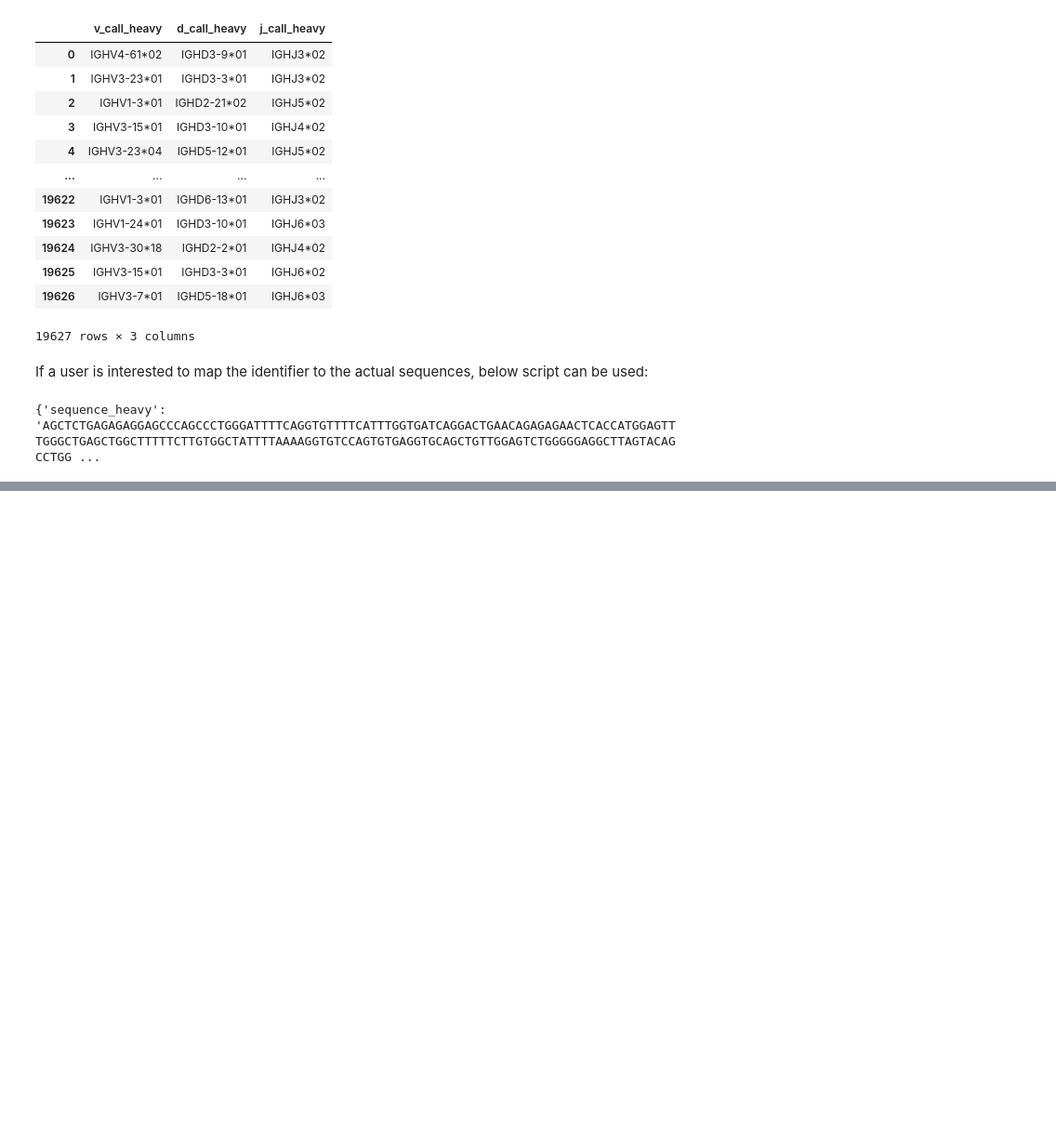
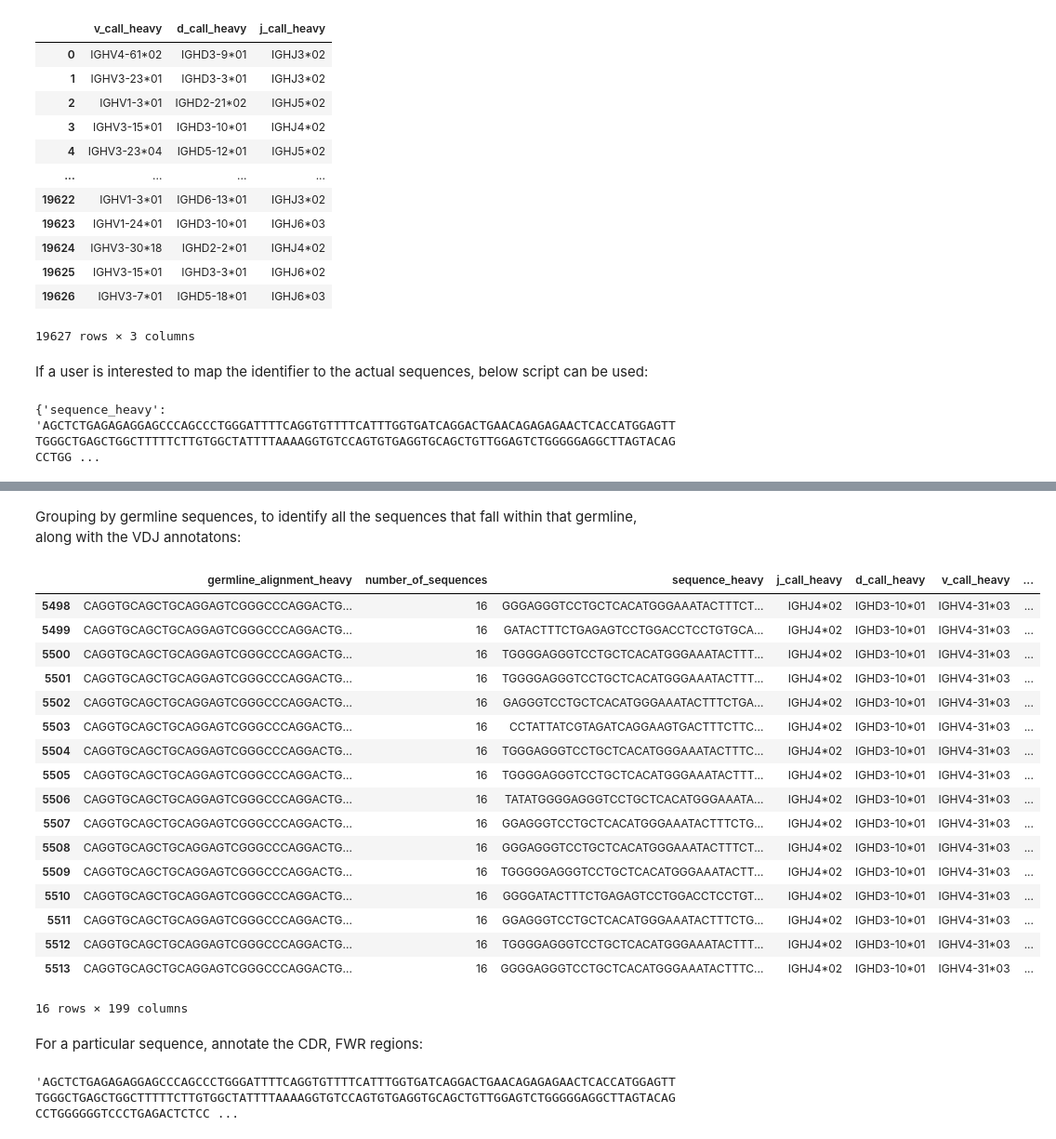
Before and after one commit to sridhara-omics/OAS_wrapper, a Jupyter notebook: notebooks/Paired_tutorial.ipynb, the cells around one changed output, grey strips where cells are left out. Shown at 93% size. Cells and saved outputs as stored; diff of their text form; code cells hidden in the pictures; blank space fills up the shorter version.

```diff
--- a/notebooks/Paired_tutorial.ipynb
+++ b/notebooks/Paired_tutorial.ipynb
@@ -86,0 +101,37 @@ print(result)
+# %% [markdown]
+Grouping by germline sequences, to identify all the sequences that fall within that germline, along with the VDJ annotatons:
+# %%
+required_columns = {"sequence_heavy", "germline_alignment_heavy", "v_call_heavy", "d_call_heavy", "j_call_heavy"}
+germline_col = "germline_alignment_heavy"
+sequence_col = "sequence_heavy"
+
+germline_df = OAS_wrapper.process_germline_mappings_with_calls(data_unit_file, required_columns, germline_col, sequence_col)
+
+filtered_df = germline_df[germline_df['number_of_sequences'] == max(germline_df["number_of_sequences"])]
+filtered_df
+# %% [output]
+|  | germline_alignment_heavy | number_of_sequences | sequence_heavy | j_call_heavy | d_call_heavy | v_call_heavy | ... |
+| 5498 | CAGGTGCAGCTGCAGGAGTCGGGCCCAGGACTG... | 16 | GGGAGGGTCCTGCTCACATGGGAAATACTTTCT... | IGHJ4*02 | IGHD3-10*01 | IGHV4-31*03 | ... |
+| 5499 | CAGGTGCAGCTGCAGGAGTCGGGCCCAGGACTG... | 16 | GATACTTTCTGAGAGTCCTGGACCTCCTGTGCA... | IGHJ4*02 | IGHD3-10*01 | IGHV4-31*03 | ... |
+| 5500 | CAGGTGCAGCTGCAGGAGTCGGGCCCAGGACTG... | 16 | TGGGGAGGGTCCTGCTCACATGGGAAATACTTT... | IGHJ4*02 | IGHD3-10*01 | IGHV4-31*03 | ... |
+| 5501 | CAGGTGCAGCTGCAGGAGTCGGGCCCAGGACTG... | 16 | TGGGGAGGGTCCTGCTCACATGGGAAATACTTT... | IGHJ4*02 | IGHD3-10*01 | IGHV4-31*03 | ... |
+| 5502 | CAGGTGCAGCTGCAGGAGTCGGGCCCAGGACTG... | 16 | GAGGGTCCTGCTCACATGGGAAATACTTTCTGA... | IGHJ4*02 | IGHD3-10*01 | IGHV4-31*03 | ... |
+| 5503 | CAGGTGCAGCTGCAGGAGTCGGGCCCAGGACTG... | 16 | CCTATTATCGTAGATCAGGAAGTGACTTTCTTC... | IGHJ4*02 | IGHD3-10*01 | IGHV4-31*03 | ... |
+| 5504 | CAGGTGCAGCTGCAGGAGTCGGGCCCAGGACTG... | 16 | TGGGAGGGTCCTGCTCACATGGGAAATACTTTC... | IGHJ4*02 | IGHD3-10*01 | IGHV4-31*03 | ... |
+| 5505 | CAGGTGCAGCTGCAGGAGTCGGGCCCAGGACTG... | 16 | TGGGGAGGGTCCTGCTCACATGGGAAATACTTT... | IGHJ4*02 | IGHD3-10*01 | IGHV4-31*03 | ... |
+| 5506 | CAGGTGCAGCTGCAGGAGTCGGGCCCAGGACTG... | 16 | TATATGGGGAGGGTCCTGCTCACATGGGAAATA... | IGHJ4*02 | IGHD3-10*01 | IGHV4-31*03 | ... |
+| 5507 | CAGGTGCAGCTGCAGGAGTCGGGCCCAGGACTG... | 16 | GGAGGGTCCTGCTCACATGGGAAATACTTTCTG... | IGHJ4*02 | IGHD3-10*01 | IGHV4-31*03 | ... |
+| 5508 | CAGGTGCAGCTGCAGGAGTCGGGCCCAGGACTG... | 16 | GGGAGGGTCCTGCTCACATGGGAAATACTTTCT... | IGHJ4*02 | IGHD3-10*01 | IGHV4-31*03 | ... |
+| 5509 | CAGGTGCAGCTGCAGGAGTCGGGCCCAGGACTG... | 16 | TGGGGGAGGGTCCTGCTCACATGGGAAATACTT... | IGHJ4*02 | IGHD3-10*01 | IGHV4-31*03 | ... |
+| 5510 | CAGGTGCAGCTGCAGGAGTCGGGCCCAGGACTG... | 16 | GGGGATACTTTCTGAGAGTCCTGGACCTCCTGT... | IGHJ4*02 | IGHD3-10*01 | IGHV4-31*03 | ... |
+| 5511 | CAGGTGCAGCTGCAGGAGTCGGGCCCAGGACTG... | 16 | GGAGGGTCCTGCTCACATGGGAAATACTTTCTG... | IGHJ4*02 | IGHD3-10*01 | IGHV4-31*03 | ... |
+| 5512 | CAGGTGCAGCTGCAGGAGTCGGGCCCAGGACTG... | 16 | TGGGGAGGGTCCTGCTCACATGGGAAATACTTT... | IGHJ4*02 | IGHD3-10*01 | IGHV4-31*03 | ... |
+| 5513 | CAGGTGCAGCTGCAGGAGTCGGGCCCAGGACTG... | 16 | GGGGAGGGTCCTGCTCACATGGGAAATACTTTC... | IGHJ4*02 | IGHD3-10*01 | IGHV4-31*03 | ... |
+16 rows × 199 columns
+# %% [markdown]
+For a particular sequence, annotate the CDR, FWR regions:
+# %%
+sequence_column = "sequence_heavy"  # Replace with the column name in your CSV
+OAS_wrapper.annotate_query_sequence(data_unit_file, sequence_column, query_sequence)
+# %% [output]
+'AGCTCTGAGAGAGGAGCCCAGCCCTGGGATTTTCAGGTGTTTTCATTTGGTGATCAGGACTGAACAGAGAGAACTCACCATGGAGTTTGGGCTGAGCTGGCTTTTTCTTGTGGCTATTTTAAAAGGTGTCCAGTGTGAGGTGCAGCTGTTGGAGTCTGGGGGAGGCTTAGTACAGCCTGGGGGGTCCCTGAGACTCTCC ...
```
Also changed, not shown: parts of 3 cells of this notebook, 6 other files.
